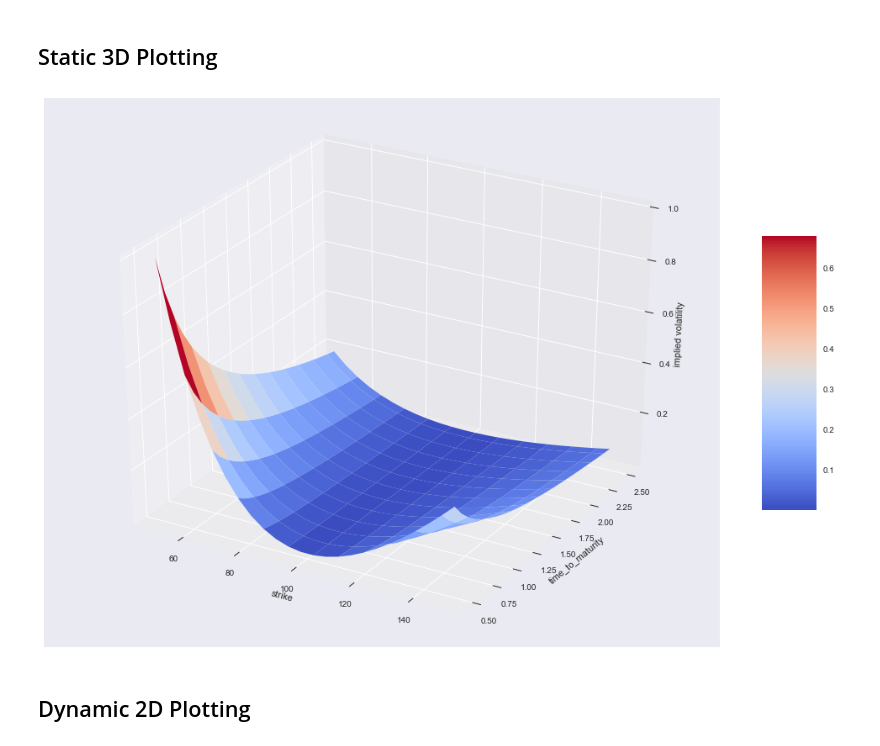
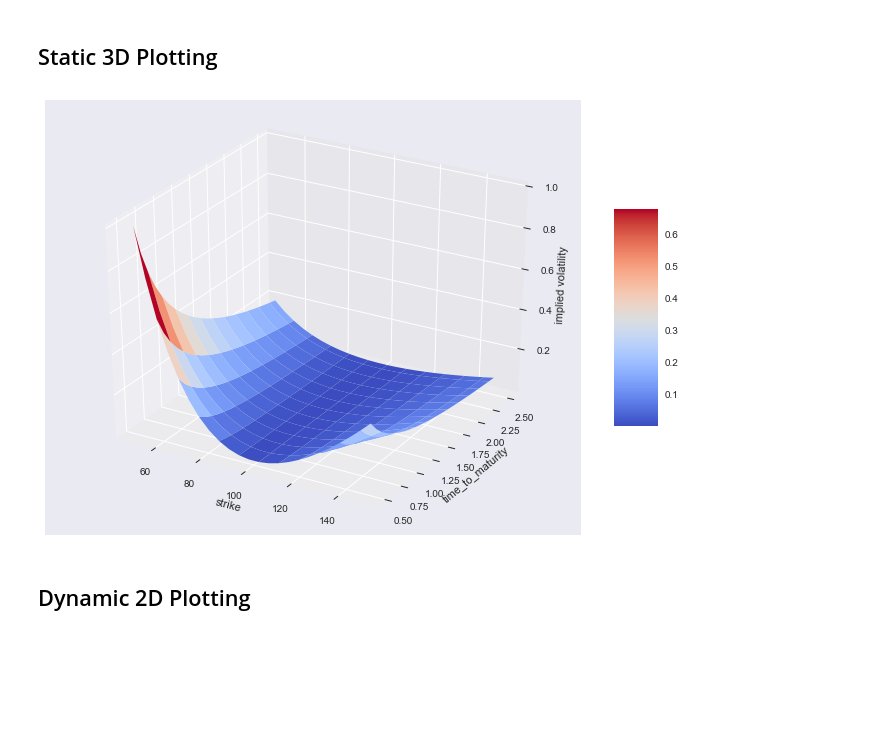
Before and after one commit to allaccountstaken/hilpisch, a Jupyter notebook: data_viz.ipynb, the cells around one changed output. Saved outputs shown, nothing was run; the diff lists cells and outputs as text; code cells hidden in the pictures; blank space fills up the shorter version.

```diff
--- a/data_viz.ipynb
+++ b/data_viz.ipynb
@@ -251,17 +251,17 @@ strike, ttm = np.meshgrid(strike, ttm)
 iv = (strike - 100) ** 2 / (100 * strike) / ttm
 # %%
 from mpl_toolkits.mplot3d import Axes3D
-fig = plt.figure(figsize=(18, 12))
+fig = plt.figure(figsize=(12, 8))
 ax = fig.gca(projection='3d')
 surf = ax.plot_surface(strike, ttm, iv, rstride=2, cstride=2,
                       cmap=plt.cm.coolwarm, linewidth=0.5,
                       antialiased=True)
 ax.set_xlabel('strike')
 ax.set_ylabel('time_to_maturity')
 ax.set_zlabel('implied volatility')
 fig.colorbar(surf, shrink=0.5, aspect=5)
 plt.show()
 # %% [output]
-[figure, old version]
+[figure, new version]
 # %% [markdown]
 ## Dynamic 2D Plotting
```
Also changed, not shown: 1 other file.
